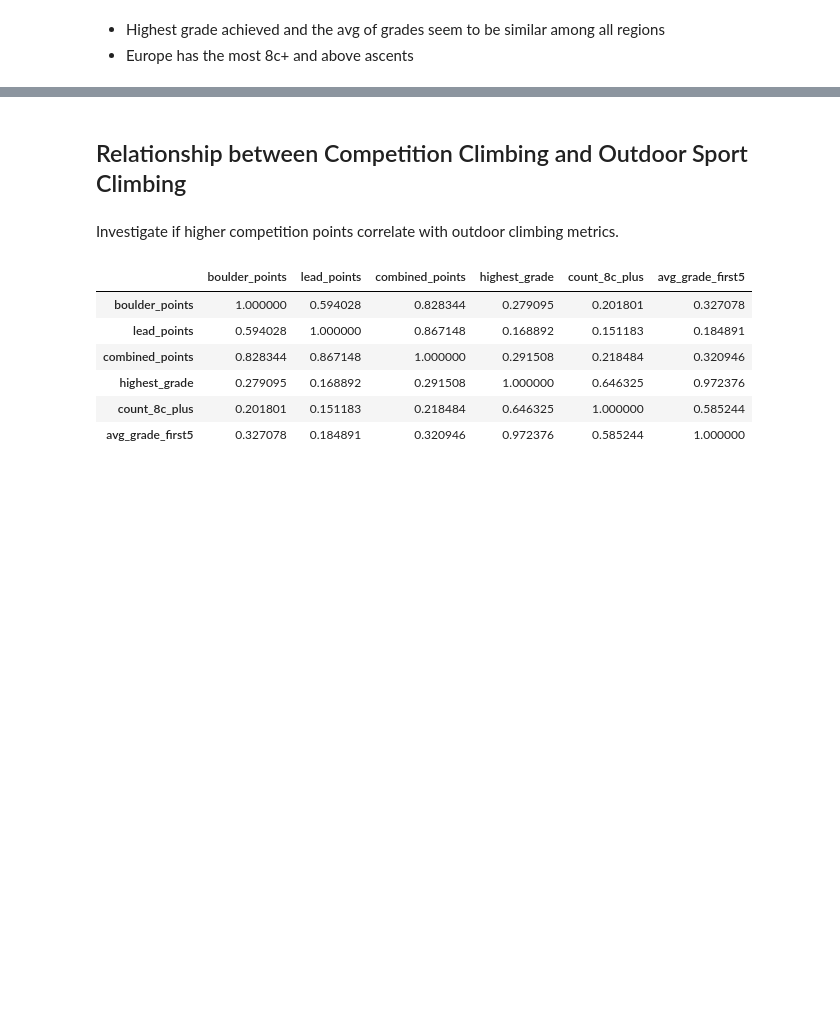
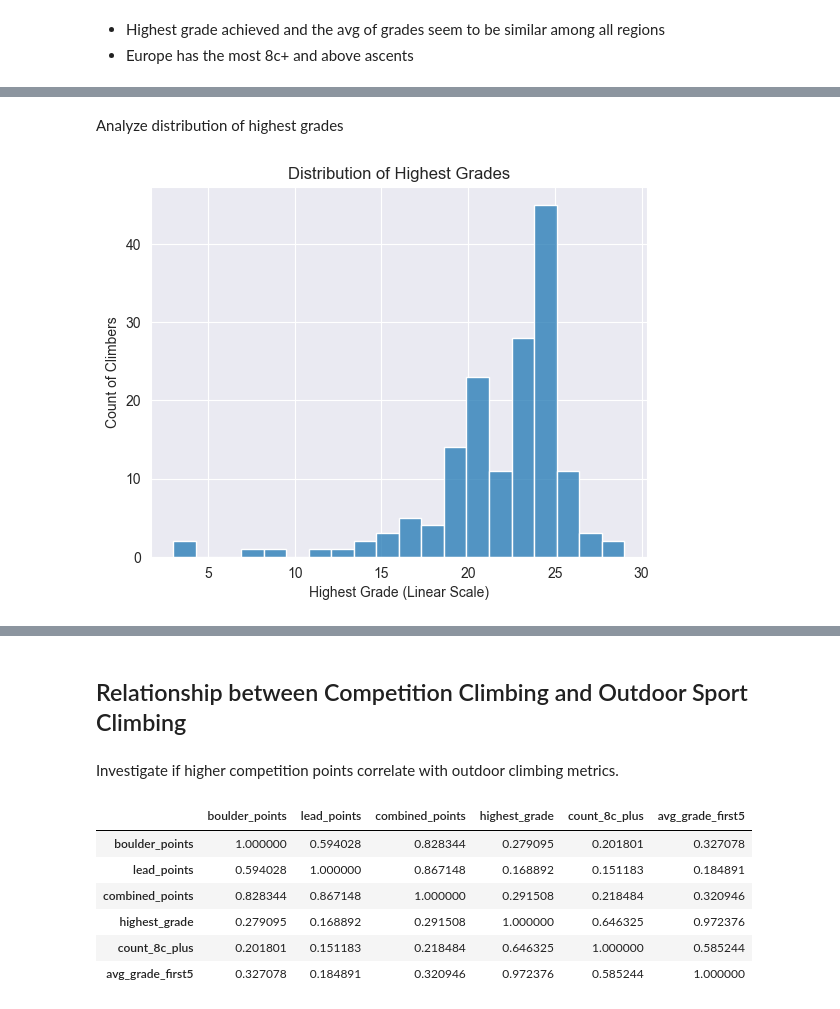
Before and after one commit to ssinix/crag-to-competition, a Jupyter notebook: 02_data_analysis/2.1_EDA.ipynb, the cells around one changed output, grey strips where cells are left out. Saved outputs shown, nothing was run; the diff lists cells and outputs as text; code cells hidden in the pictures; blank space fills up the shorter version.

```diff
--- a/02_data_analysis/2.1_EDA.ipynb
+++ b/02_data_analysis/2.1_EDA.ipynb
@@ -288,0 +289,12 @@ plt.show()
+# %%
+outdoor_climbers = df[df['highest_grade'] > 0]
+# %% [markdown]
+Analyze distribution of highest grades
+# %%
+sns.histplot(outdoor_climbers['highest_grade'], bins=20)
+plt.title('Distribution of Highest Grades')
+plt.xlabel('Highest Grade (Linear Scale)')
+plt.ylabel('Count of Climbers')
+plt.show()
+# %% [output]
+[figure, added]
```
Also changed, not shown: parts of 15 cells of this notebook.
